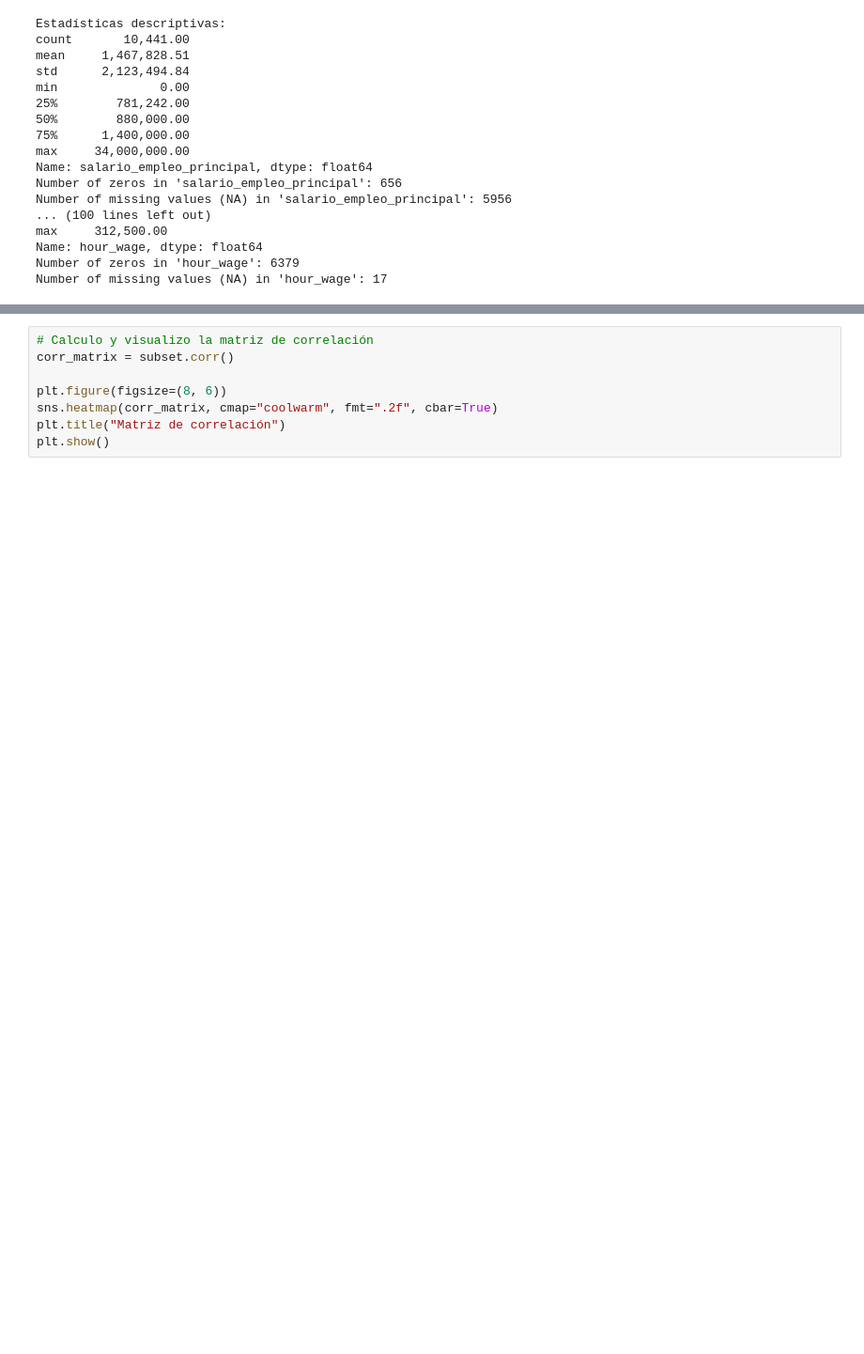
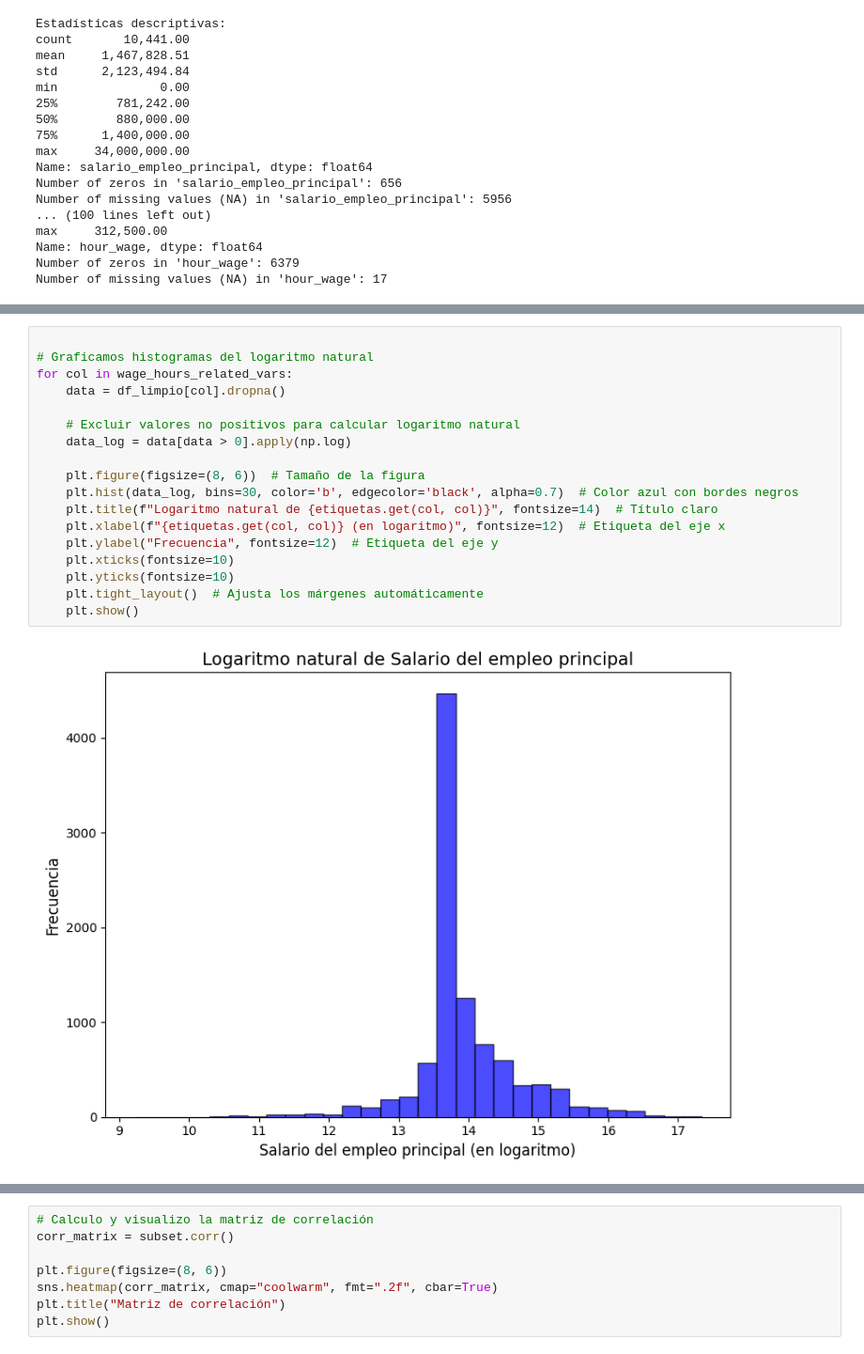
Before and after one commit to milagrosonofri/Problem_Set_1, a Jupyter notebook: PS1.ipynb, the cells around one changed output, grey strips where cells are left out. Shown at 94% size. Drawn from its saved outputs; the diff is of its cells as text; blank space fills up the shorter version.

```diff
--- a/PS1.ipynb
+++ b/PS1.ipynb
@@ -256,0 +275,20 @@ for col in wage_hours_related_vars:
+# %%
+
+# Graficamos histogramas del logaritmo natural
+for col in wage_hours_related_vars:
+    data = df_limpio[col].dropna()
+
+    # Excluir valores no positivos para calcular logaritmo natural
+    data_log = data[data > 0].apply(np.log)
+
+    plt.figure(figsize=(8, 6))  # Tamaño de la figura
+    plt.hist(data_log, bins=30, color='b', edgecolor='black', alpha=0.7)  # Color azul con bordes negros
+    plt.title(f"Logaritmo natural de {etiquetas.get(col, col)}", fontsize=14)  # Título claro
+    plt.xlabel(f"{etiquetas.get(col, col)} (en logaritmo)", fontsize=12)  # Etiqueta del eje x
+    plt.ylabel("Frecuencia", fontsize=12)  # Etiqueta del eje y
+    plt.xticks(fontsize=10)
+    plt.yticks(fontsize=10)
+    plt.tight_layout()  # Ajusta los márgenes automáticamente
+    plt.show()
+# %% [output]
+[figure, added]
```
Also changed, not shown: parts of 11 cells of this notebook.
